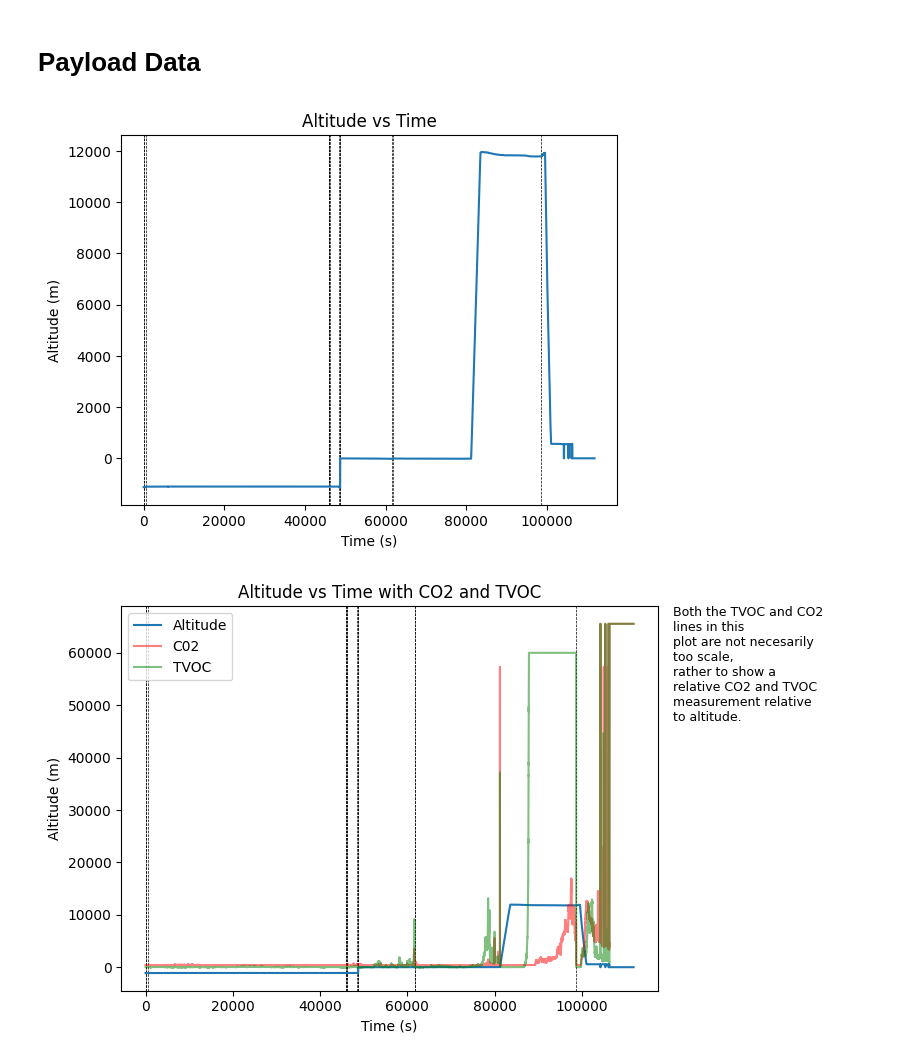
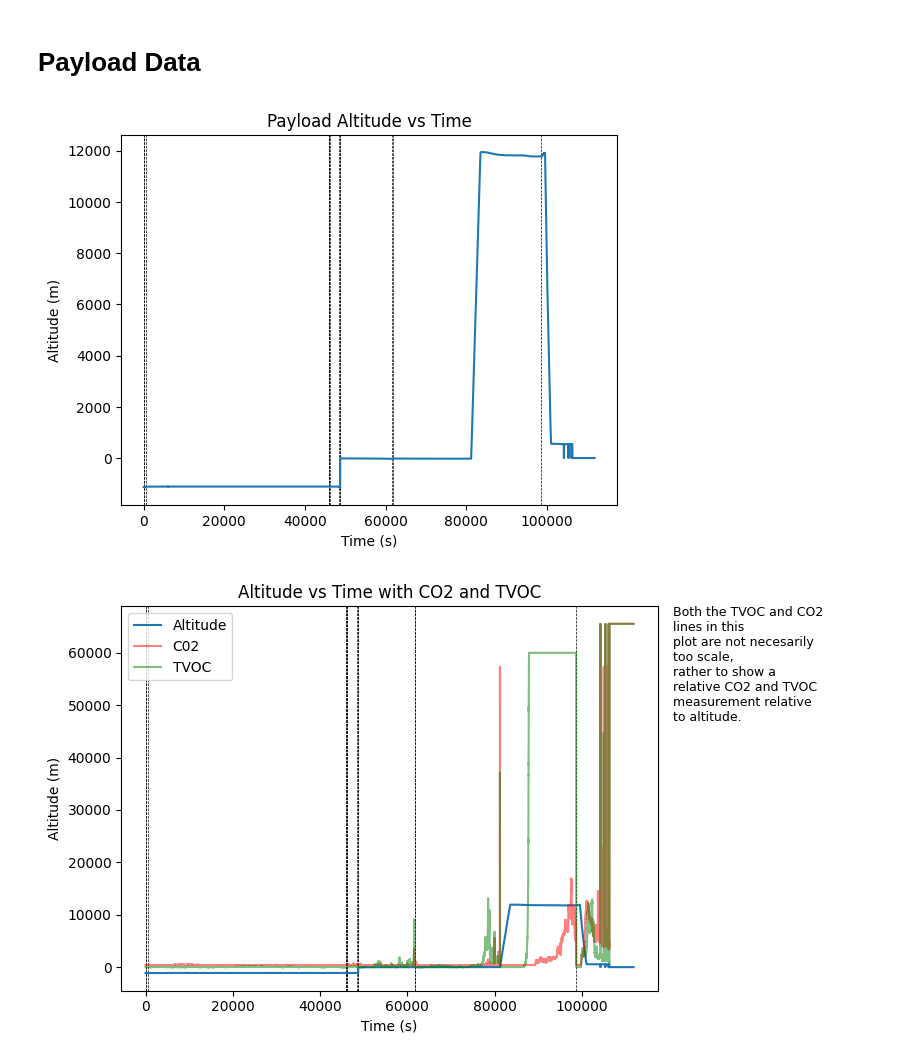
Before and after one commit to DexterBinary/HAB_Data_Analysis_2024, a Jupyter notebook: notebooks/analysis.ipynb, the cells around one changed output. Drawn from its saved outputs; the diff is of its cells as text; code cells hidden in the pictures.

```diff
--- a/notebooks/analysis.ipynb
+++ b/notebooks/analysis.ipynb
@@ -19,17 +19,17 @@ def csvBreaks(df):
 # %%
 df = pd.read_csv('../data/modified/formattedData.csv')
 
 for b in csvBreaks(df):
 	plt.axvline(x=b, color='black', ls='--',lw=0.5)
 
 plt.plot(df['Time'], df['Altitude'])
-plt.title('Altitude vs Time')
+plt.title('Payload Altitude vs Time')
 plt.xlabel('Time (s)')
 plt.ylabel('Altitude (m)')
 plt.savefig('../results/plots/altitude_vs_time.png')
 plt.show()
 # %% [output]
-[figure, old version]
+[figure, new version]
 # %%
 df = pd.read_csv('../data/modified/formattedData.csv')
 
```
Also changed, not shown: parts of 2 cells of this notebook, 5 other files.
